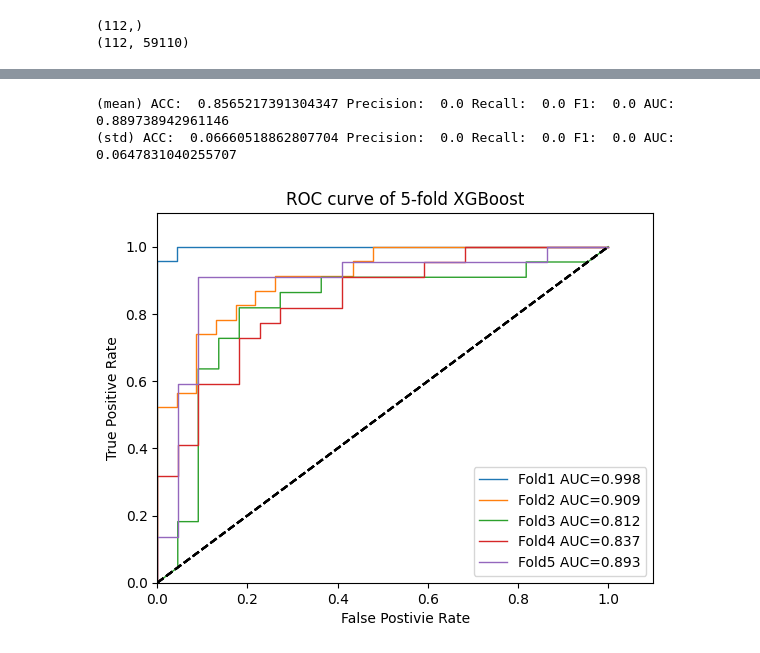
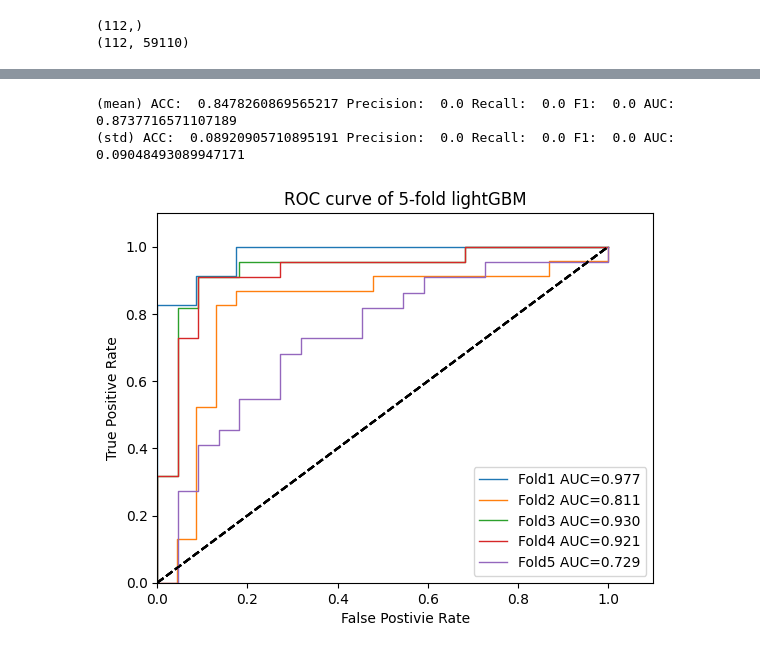
Before and after one commit to Liuzhe30/CHRP, a Jupyter notebook: experiment/01-machine-learning-2class.ipynb, the cells around one changed output, grey strips where cells are left out. Drawn from its saved outputs; the diff is of its cells as text; code cells hidden in the pictures.

```diff
--- a/experiment/01-machine-learning-2class.ipynb
+++ b/experiment/01-machine-learning-2class.ipynb
@@ -30,3 +31,6 @@ merged
 | n465c | 1 | 14 | 8 | 0 | 60 | 7.5 | 8.022328 | 8.013831 | 97.73 | 93.97 | ... |
 | n490c | 0 | 16 | 7 | 0 | 51 | 8.4 | 7.997217 | 7.988606 | 97.74 | 93.98 | ... |
 112 rows × 59111 columns
+# %%
+merged = merged.reset_index(drop=False)
+merged
@@ -34,7 +52,7 @@ merged
 from sklearn.utils import shuffle
 shuffled = shuffle(merged)
 labels = np.array(shuffled['end'])
-features = np.array(shuffled.drop(columns=['end']))
+features = np.array(shuffled.drop(columns=['end','id']))
 print(labels.shape)
 print(features.shape)
 
@@ -48,16 +63,0 @@ Y = labels
-# %%
-import xgboost as xgb
-from sklearn.model_selection import GridSearchCV
-
-other_params = {'eta': 0.3, 'n_estimators': 500, 'gamma': 0, 'max_depth': 6, 'min_child_weight': 1,
-                'colsample_bytree': 1, 'colsample_bylevel': 1, 'subsample': 1, 'reg_lambda': 1, 'reg_alpha': 0,
-                'seed': 33}
-
-#cv_params = {'n_estimators': np.linspace(100, 1000, 10, dtype=int)} # 100
-cv_params = {'n_estimators': np.linspace(1, 50, 11, dtype=int)} # 170
-# cv_params = {'max_depth': np.linspace(1, 10, 10, dtype=int)} # 6
-
-xgb_model = xgb.XGBClassifier(**other_params)
-gs = GridSearchCV(xgb_model, cv_params, verbose=2, refit=True, cv=5, n_jobs=-1)
-gs.fit(X,Y)
-gs.best_params_
@@ -67,13 +127,15 @@ Fitting 5 folds for each of 11 candidates, totalling 55 fits
 # %%
+import lightgbm as lgb
+
 # 5-fold
-model_name = 'XGBoost'
+model_name = 'lightGBM'
 cv_result = []
 cv_label = []
 cv = KFold(n_splits=5)
 for train_index, valid_index in cv.split(X):
     train_x,test_x = X[train_index], X[valid_index]
     train_y,test_y = Y[train_index], Y[valid_index]
-    clf = xgb.XGBClassifier(n_jobs=-1,n_estimators=15,max_depth=6)
+    clf = lgb.LGBMClassifier(n_jobs=-1)
     clf.fit(train_x, train_y)
     result = clf.predict_proba(test_x)
     cv_result.append(result)
@@ -87,33 +149,33 @@ recall_list = []
 f1_list = []
 auc_list = []
 
 for i in range(5): # 5-fold evaluation
     y_score = cv_result[i].argmax(axis=1)
     y_score_pro = cv_result[i] # (.., 2)
     y_one_hot = to_categorical(cv_label[i])
     y_score_one_hot = to_categorical(y_score)
 
     acc_list.append(accuracy_score(cv_label[i], y_score))
     precision_list.append(precision_score(cv_label[i], y_score))
     recall_list.append(recall_score(cv_label[i], y_score))
     f1_list.append(f1_score(cv_label[i], y_score))
 
     fpr, tpr, thresholds = roc_curve(y_one_hot.ravel(),y_score_pro.ravel())
     auc_list.append(auc(fpr, tpr))
 
     plt.plot(fpr, tpr, linewidth = 1,label='Fold' + str(i+1) + ' AUC=%.3f' % auc(fpr, tpr))
     plt.plot([0,1],[0,1], 'k--')
 
 print('(mean) ACC: ', np.mean(acc_list), 'Precision: ', np.mean(precision_list), 'Recall: ', np.mean(recall_list), 'F1: ', np.mean(f1_list), 'AUC: ', np.mean(auc_list))
 print('(std) ACC: ', np.std(acc_list), 'Precision: ', np.std(precision_list), 'Recall: ', np.std(recall_list), 'F1: ', np.std(f1_list), 'AUC: ', np.std(auc_list))
 plt.axis([0,1.1,0,1.1])
 plt.xlabel('False Postivie Rate')
 plt.ylabel('True Positive Rate')
 plt.legend(loc="lower right")
 plt.title('ROC curve of 5-fold '  + model_name)
 #plt.savefig('images2/roc-5fold-' + year + '-' + var + '.png',dpi=300)
 plt.show()
 # %% [output]
-(mean) ACC:  0.8565217391304347 Precision:  0.0 Recall:  0.0 F1:  0.0 AUC:  0.889738942961146
-(std) ACC:  0.06660518862807704 Precision:  0.0 Recall:  0.0 F1:  0.0 AUC:  0.0647831040255707
+(mean) ACC:  0.8478260869565217 Precision:  0.0 Recall:  0.0 F1:  0.0 AUC:  0.8737716571107189
+(std) ACC:  0.08920905710895191 Precision:  0.0 Recall:  0.0 F1:  0.0 AUC:  0.09048493089947171
-[figure, old version]
+[figure, new version]
```
Also changed, not shown: parts of 12 cells of this notebook, 1 other file.
